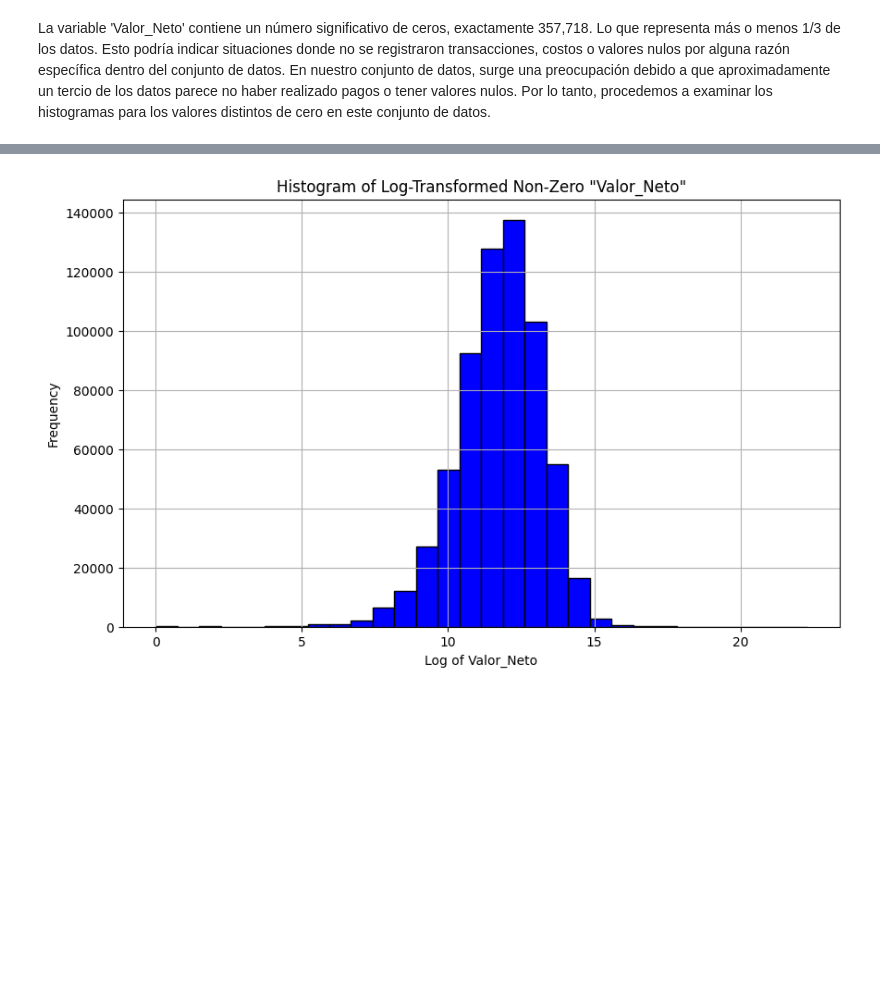
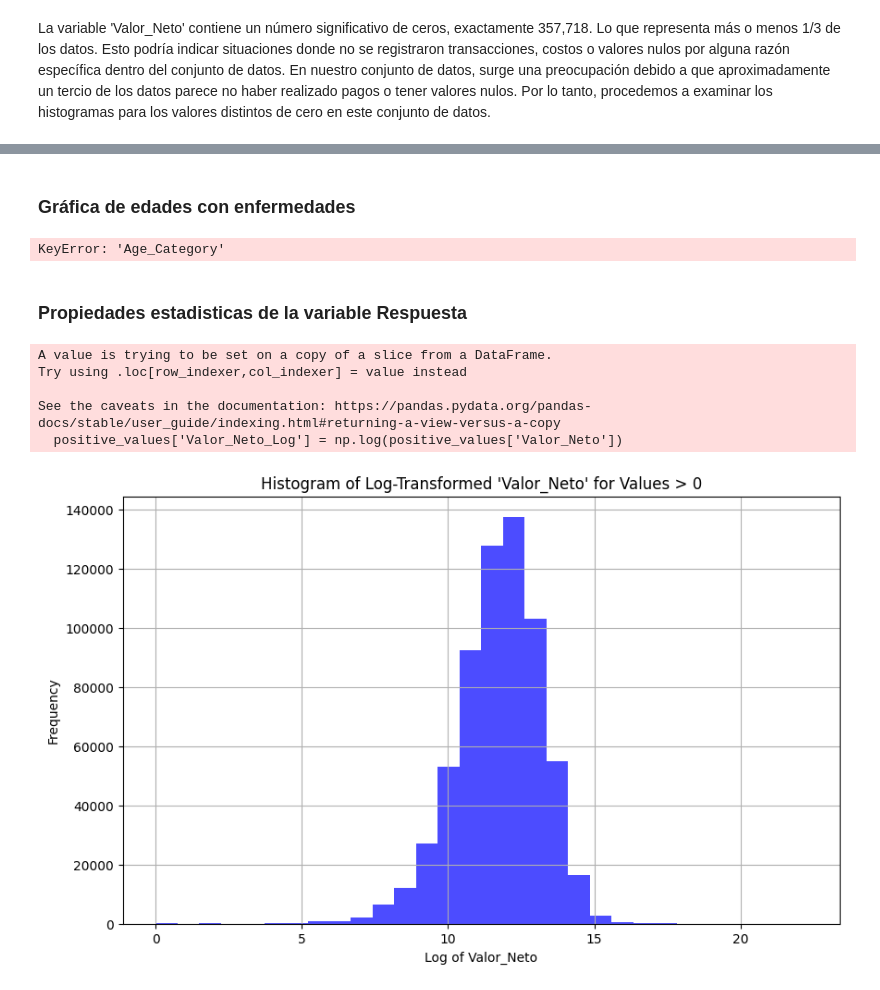
Before and after one commit to davidsmoreno/DifPrivHealthCostPredict, a Jupyter notebook: DataExploring.ipynb, the cells around one changed output, grey strips where cells are left out. Drawn from its saved outputs; the diff is of its cells as text; code cells hidden in the pictures; blank space fills up the shorter version.

Commit message:
Data Exploration:Part2

```diff
--- a/DataExploring.ipynb
+++ b/DataExploring.ipynb
@@ -374,0 +370,23 @@ La variable 'Valor_Neto' contiene un número significativo de ceros, exactamente
+# %%
+# Define los intervalos de edad y las etiquetas
+intervalos = list(range(0, 90, 5)) + [float('inf')]  # Los intervalos van desde 0 hasta 85 en pasos de 5, y luego 85+
+etiquetas = [f"{i}-{i+4}" for i in range(0, 85, 5)] + ["85+"]
+
+# Crea una nueva columna para las categorías de edad
+medical_records['Categoria_Edad'] = pd.cut(medical_records['Edad'], bins=intervalos, labels=etiquetas, right=False)
+
+# Filtra el DataFrame para las filas donde 'Valor_Neto' es cero
+valor_neto_cero = medical_records[medical_records['Valor_Neto'] == 0]
+
+# Cuenta el número de entradas con 'Valor_Neto' cero en cada categoría de edad
+conteo_por_grupo_edad = valor_neto_cero['Categoria_Edad'].value_counts().sort_index()
+
+# Graficación
+plt.figure(figsize=(12, 6))
+conteo_por_grupo_edad.plot(kind='bar', color='skyblue')
+plt.title('Edad')
+plt.xlabel('Categoría de Edad')
+plt.ylabel('Frecuencia de Valor_Neto = 0')
+plt.xticks(rotation=45)
+plt.grid(axis='y', linestyle='--', alpha=0.7)
+plt.show()
@@ -375,13 +552,45 @@ La variable 'Valor_Neto' contiene un número significativo de ceros, exactamente
+# %% [markdown]
+### Gráfica de edades con enfermedades
+# %%
+
+# Agrupar por categoría de edad y enfermedad y calcular el promedio de 'Valor_Neto'
+promedio_por_edad_enfermedad = medical_records.groupby(['Age_Category'])[columnas_interes].mean()
+
+# Graficar
+plt.figure(figsize=(16, 10))  # Tamaño más grande
+promedio_por_edad_enfermedad.plot(kind='bar')
+plt.title("Promedio de Valor_Neto por Categoría de Edad y Enfermedad")
+plt.xlabel("Categoría de Edad")
+plt.ylabel("Promedio de Valor_Neto")
+plt.xticks(rotation=45)
+plt.legend(title="Enfermedad", bbox_to_anchor=(1.05, 1), loc='upper left')
+plt.grid(axis='y', linestyle='--')
+plt.tight_layout()
+plt.show()
+# %% [output]
+KeyError: 'Age_Category'
+# %% [markdown]
+### Propiedades estadisticas de la variable Respuesta
 # %%
-non_zero_values = medical_records[medical_records['Valor_Neto'] != 0]['Valor_Neto']
-log_values = np.log(non_zero_values)
 
+# Filter the DataFrame to include only rows where 'Valor_Neto' is greater than zero
+positive_values = medical_records[medical_records['Valor_Neto'] > 0]
+
+# Now apply log transformation to these positive values
+positive_values['Valor_Neto_Log'] = np.log(positive_values['Valor_Neto'])
+
+# Plotting histogram of the log-transformed 'Valor_Neto' for values greater than zero
 plt.figure(figsize=(10, 6))
-plt.hist(log_values, bins=30, color='blue', edgecolor='black')
-plt.title('Histogram of Log-Transformed Non-Zero "Valor_Neto"')
+plt.hist(positive_values['Valor_Neto_Log'], bins=30, color='blue', alpha=0.7)
+plt.title("Histogram of Log-Transformed 'Valor_Neto' for Values > 0")
 plt.xlabel('Log of Valor_Neto')
 plt.ylabel('Frequency')
 plt.grid(True)
 plt.show()
 # %% [output]
+A value is trying to be set on a copy of a slice from a DataFrame.
+Try using .loc[row_indexer,col_indexer] = value instead
+
+See the caveats in the documentation: https://pandas.pydata.org/pandas-docs/stable/user_guide/indexing.html#returning-a-view-versus-a-copy
+  positive_values['Valor_Neto_Log'] = np.log(positive_values['Valor_Neto'])
-[figure, old version]
+[figure, new version]
```
Also changed, not shown: parts of 24 cells of this notebook.
